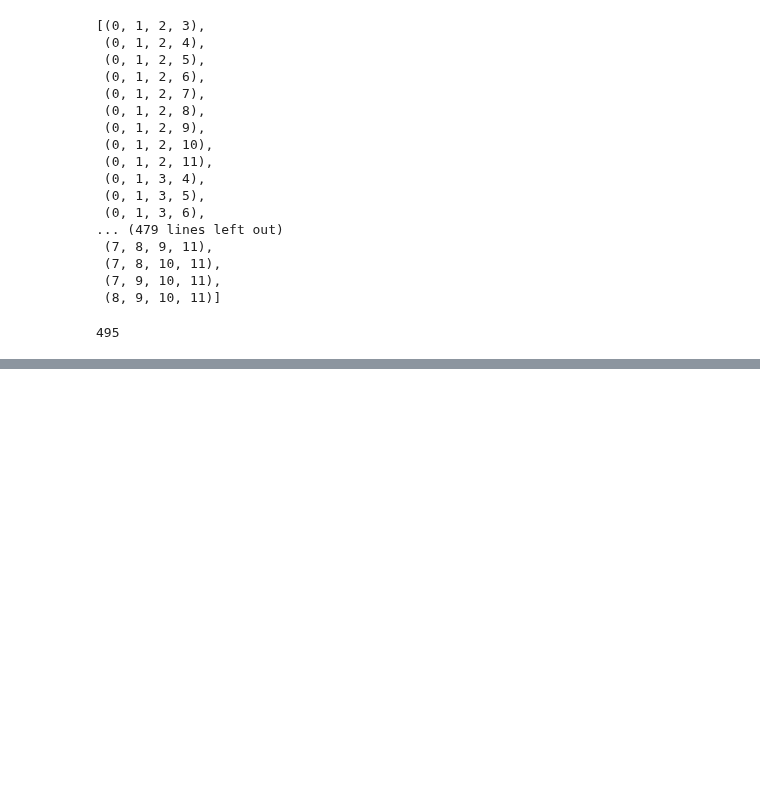
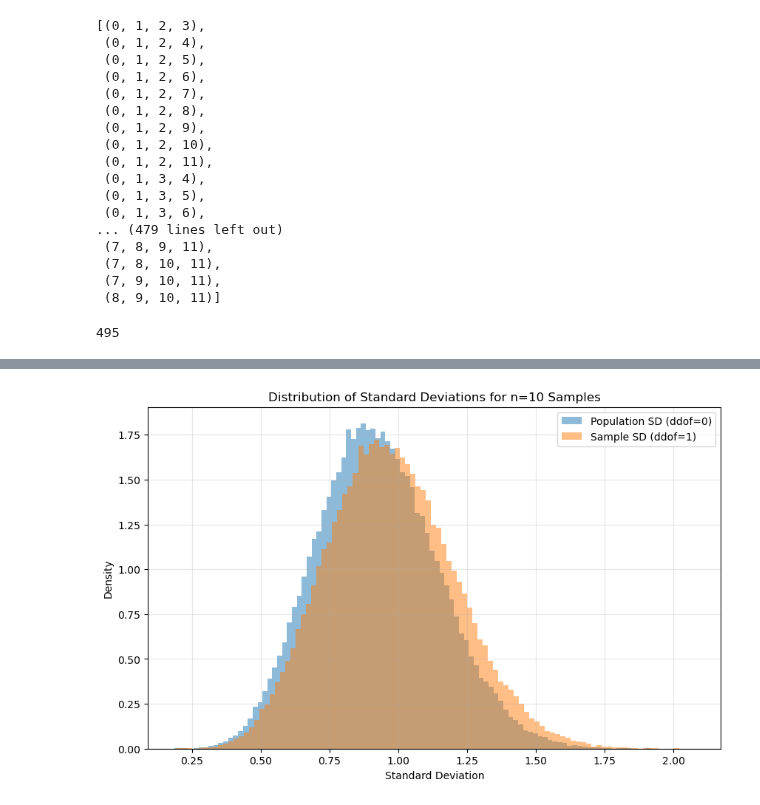
Before and after one commit to FabianeCancian/Applied-statistics, a Jupyter notebook: problems.ipynb, the cells around one changed output, grey strips where cells are left out. Drawn from its saved outputs; the diff is of its cells as text; code cells hidden in the pictures; blank space fills up the shorter version.

```diff
--- a/problems.ipynb
+++ b/problems.ipynb
@@ -134,0 +165,32 @@ for comb in combs:
+# %%
+# 1. Generate samples
+n_samples = 100_000
+sample_size = 10
+
+# Generate a 100,000 × 10 array of standard normal samples
+data = np.random.normal(loc=0, scale=1, size=(n_samples, sample_size))
+# %%
+# 2. Compute standard deviations
+
+# Population standard deviation (ddof=0)
+pop_sd = np.std(data, axis=1, ddof=0)
+
+# Sample standard deviation (ddof=1)
+sample_sd = np.std(data, axis=1, ddof=1)
+# %%
+# 3. Plot histograms
+
+plt.figure(figsize=(10, 6))
+
+plt.hist(pop_sd, bins=100, alpha=0.5, label='Population SD (ddof=0)', density=True)
+plt.hist(sample_sd, bins=100, alpha=0.5, label='Sample SD (ddof=1)', density=True)
+
+plt.title("Distribution of Standard Deviations for n=10 Samples")
+plt.xlabel("Standard Deviation")
+plt.ylabel("Density")
+plt.legend()
+plt.grid(alpha=0.3)
+
+plt.show()
+# %% [output]
+[figure, added]
```
Also changed, not shown: parts of 14 cells of this notebook.
